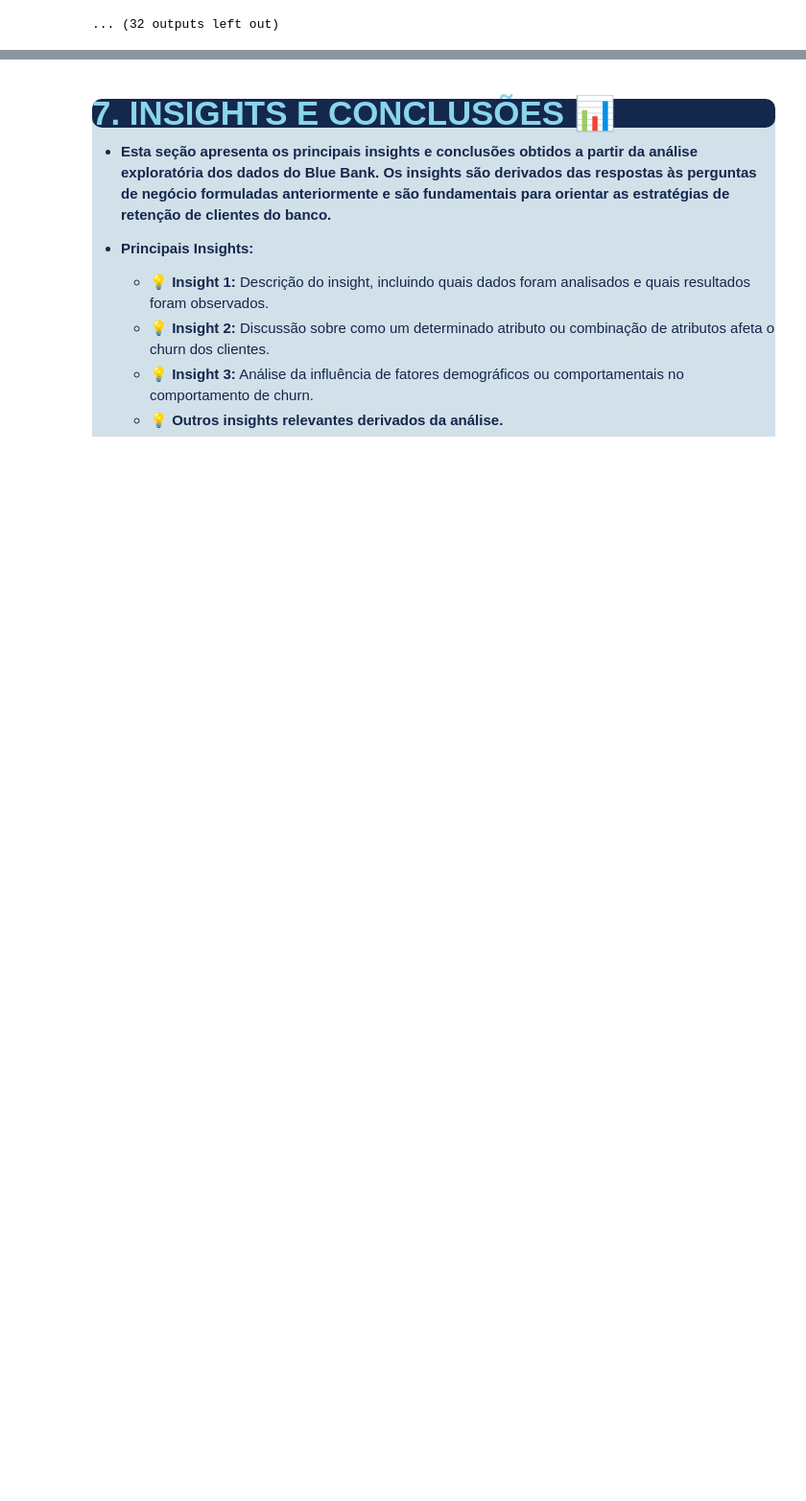
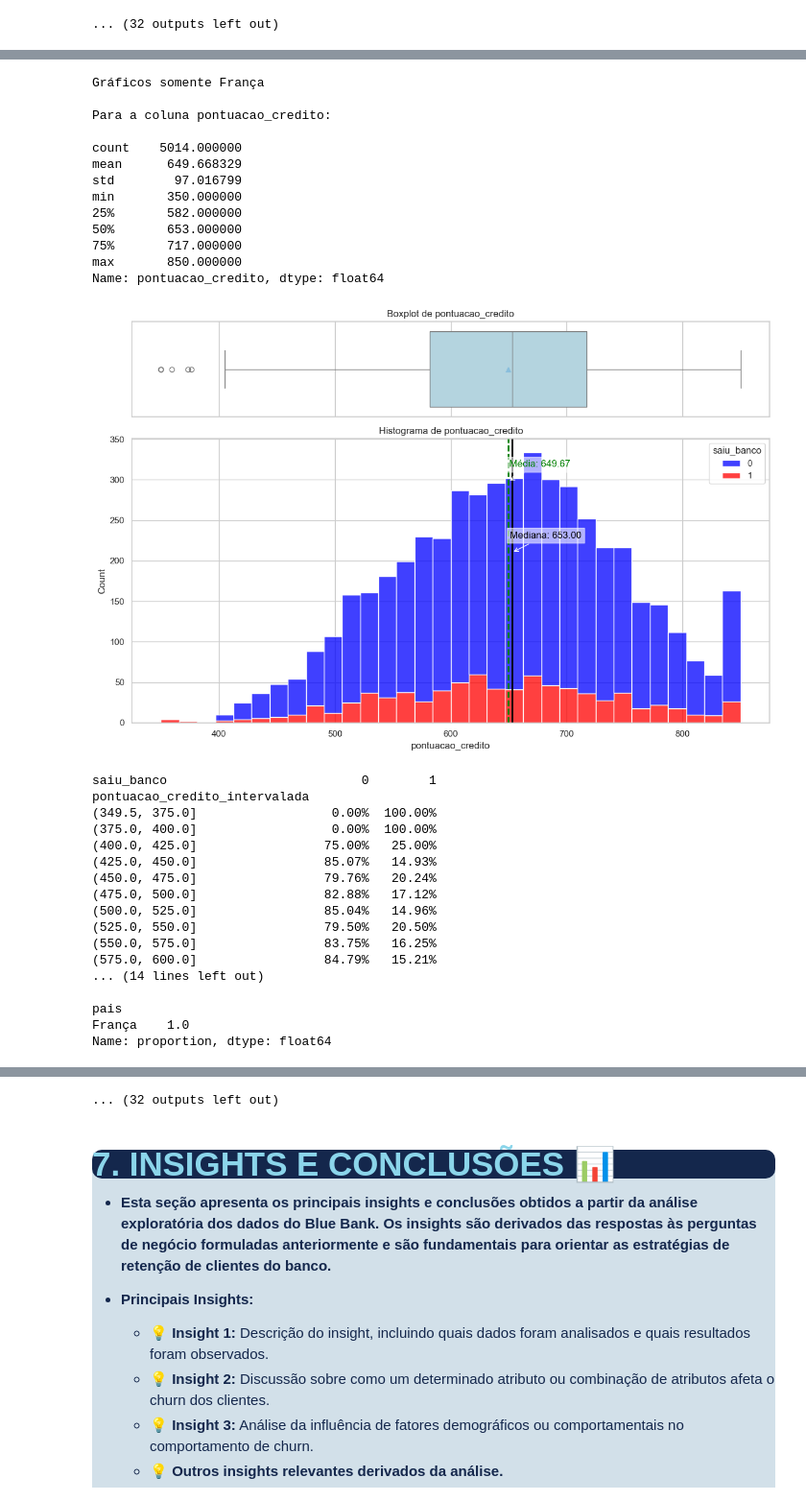
Before and after one commit to andrefeitosa9/eda-banco-projeto-santandercoders, a Jupyter notebook: 02-Analise/blue-bank-costumer-churn-eda.ipynb, the cells around one changed output, grey strips where cells are left out. Shown at 96% size. Saved outputs shown, nothing was run; the diff lists cells and outputs as text; code cells hidden in the pictures; blank space fills up the shorter version.

```diff
--- a/02-Analise/blue-bank-costumer-churn-eda.ipynb
+++ b/02-Analise/blue-bank-costumer-churn-eda.ipynb
@@ -619,3 +606,30 @@ Número de outliers na outlier_pais_tempo_relacionamento: 0
 Número de outliers na outlier_pais_saldo: 33
 Número de outliers na outlier_pais_numero_produtos: 60
 Número de outliers na outlier_pais_salario_estimado: 0
+# %%
+# calculando outliers nos df de países separados
+
+
+for coluna in colunas_para_calcular_outliers:
+    nome_nova_coluna = "outlier_" + coluna
+    df[nome_nova_coluna] = df[coluna].apply(lambda x: eh_outlier(x, dataframe=df_espanha, coluna=coluna))
+    print(f'Número de outliers na Espanha {nome_nova_coluna}: {df[nome_nova_coluna].sum()}')
+
+print()
+
+
+for coluna in colunas_para_calcular_outliers:
+    nome_nova_coluna = "outlier_" + coluna
+    df[nome_nova_coluna] = df[coluna].apply(lambda x: eh_outlier(x, dataframe=df_alemanha, coluna=coluna))
+    print(f'Número de outliers na Alemanha {nome_nova_coluna}: {df[nome_nova_coluna].sum()}')
+
+print()
+
+
+
+for coluna in colunas_para_calcular_outliers:
+    nome_nova_coluna = "outlier_" + coluna
+    df[nome_nova_coluna] = df[coluna].apply(lambda x: eh_outlier(x, dataframe=df_franca, coluna=coluna))
+    print(f'Número de outliers na França {nome_nova_coluna}: {df[nome_nova_coluna].sum()}')
+
+print()
@@ -887,0 +1117,37 @@ Name: saldo, dtype: float64
+# %%
+print("Gráficos somente França")
+
+for coluna in colunas_graficos:
+    fazer_graficos_histogramas(coluna, dataframe=df_franca)
+# %% [output]
+Gráficos somente França
+
+Para a coluna pontuacao_credito:
+
+count    5014.000000
+mean      649.668329
+std        97.016799
+min       350.000000
+25%       582.000000
+50%       653.000000
+75%       717.000000
+max       850.000000
+Name: pontuacao_credito, dtype: float64
+[figure, added]
+saiu_banco                          0        1
+pontuacao_credito_intervalada
+(349.5, 375.0]                  0.00%  100.00%
+(375.0, 400.0]                  0.00%  100.00%
+(400.0, 425.0]                 75.00%   25.00%
+(425.0, 450.0]                 85.07%   14.93%
+(450.0, 475.0]                 79.76%   20.24%
+(475.0, 500.0]                 82.88%   17.12%
+(500.0, 525.0]                 85.04%   14.96%
+(525.0, 550.0]                 79.50%   20.50%
+(550.0, 575.0]                 83.75%   16.25%
+(575.0, 600.0]                 84.79%   15.21%
+... (14 lines left out)
+
+pais
+França    1.0
+Name: proportion, dtype: float64
@@ -888,3 +1223,4 @@ Name: saldo, dtype: float64
+... (32 outputs left out)
 # %% [markdown]
 <div style="font-family: Montserrat; color:#14274C; background-color:#D2E0E9; border-radius:12px 12px;">  <a id="7"></a>
 
```
Also changed, not shown: parts of 12 cells of this notebook.
